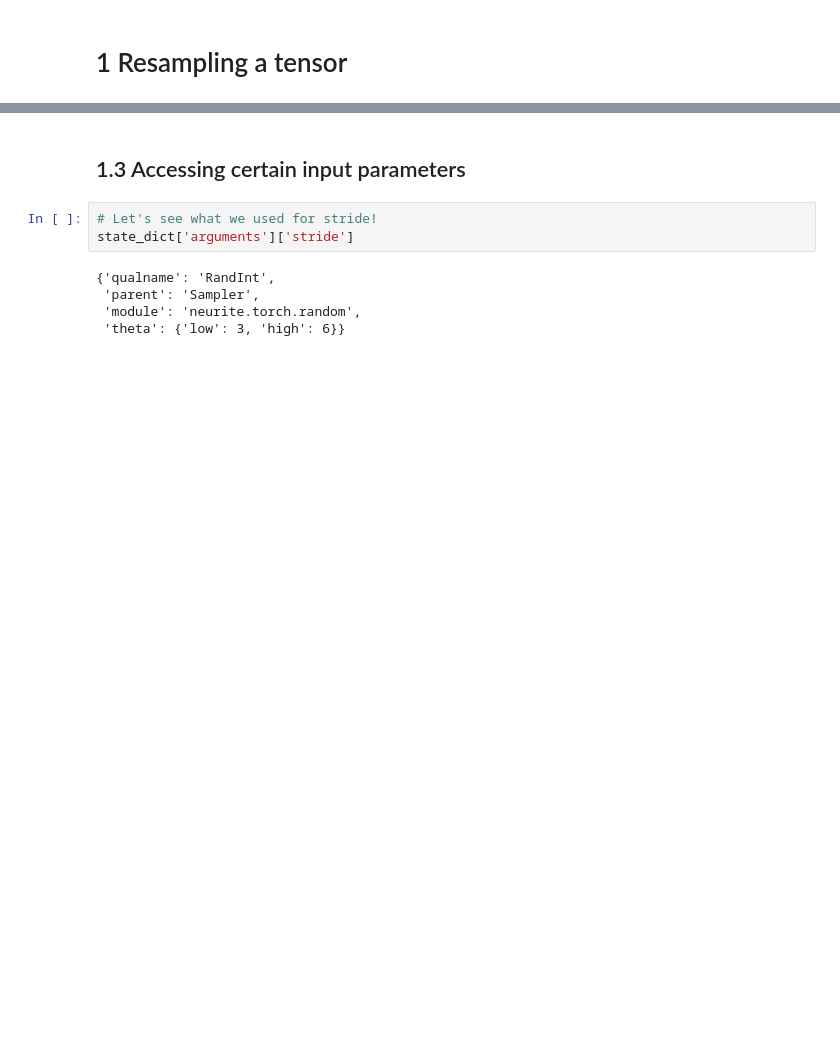
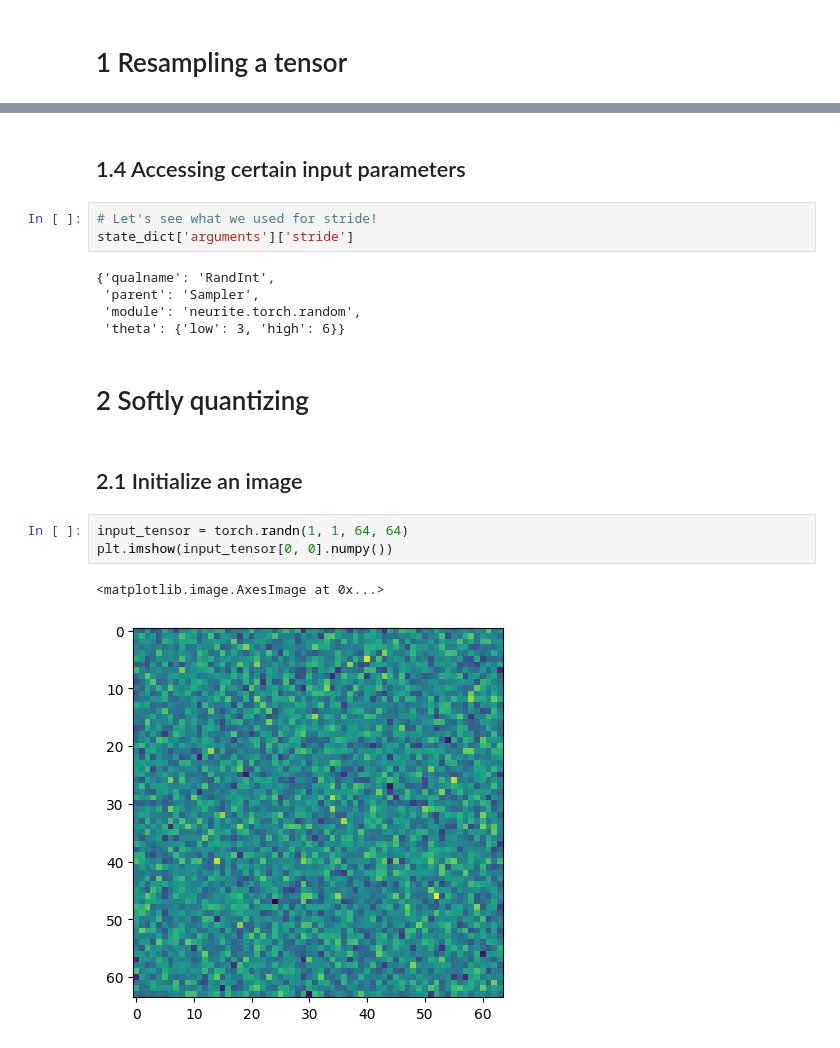
Before and after one commit to EtienneChollet/neurite, a Jupyter notebook: neurite/docs/examples/transforms.ipynb, the cells around one changed output, grey strips where cells are left out. Drawn from its saved outputs; the diff is of its cells as text; blank space fills up the shorter version.

```diff
--- a/neurite/docs/examples/transforms.ipynb
+++ b/neurite/docs/examples/transforms.ipynb
@@ -74,7 +73,7 @@ state_dict
   'max_concurrent_subsamplings': None,
   'mode': 'nearest'}}
 # %% [markdown]
-## 1.3 Accessing certain input parameters
+## 1.4 Accessing certain input parameters
 # %%
 # Let's see what we used for stride!
 state_dict['arguments']['stride']
@@ -83,3 +82,13 @@ state_dict['arguments']['stride']
  'parent': 'Sampler',
  'module': 'neurite.torch.random',
  'theta': {'low': 3, 'high': 6}}
+# %% [markdown]
+# 2 Softly quantizing
+# %% [markdown]
+## 2.1 Initialize an image
+# %%
+input_tensor = torch.randn(1, 1, 64, 64)
+plt.imshow(input_tensor[0, 0].numpy())
+# %% [output]
+<matplotlib.image.AxesImage at 0x...>
+[figure, added]
```
Also changed, not shown: parts of 13 cells of this notebook.
